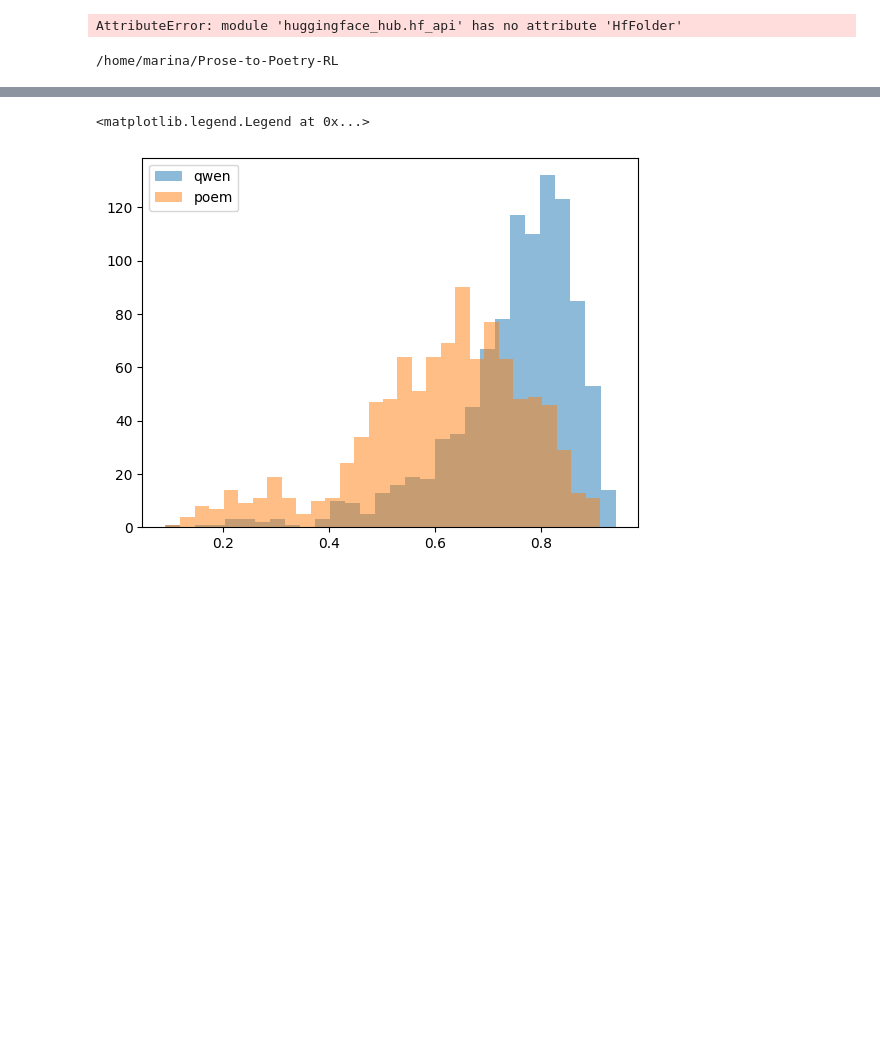
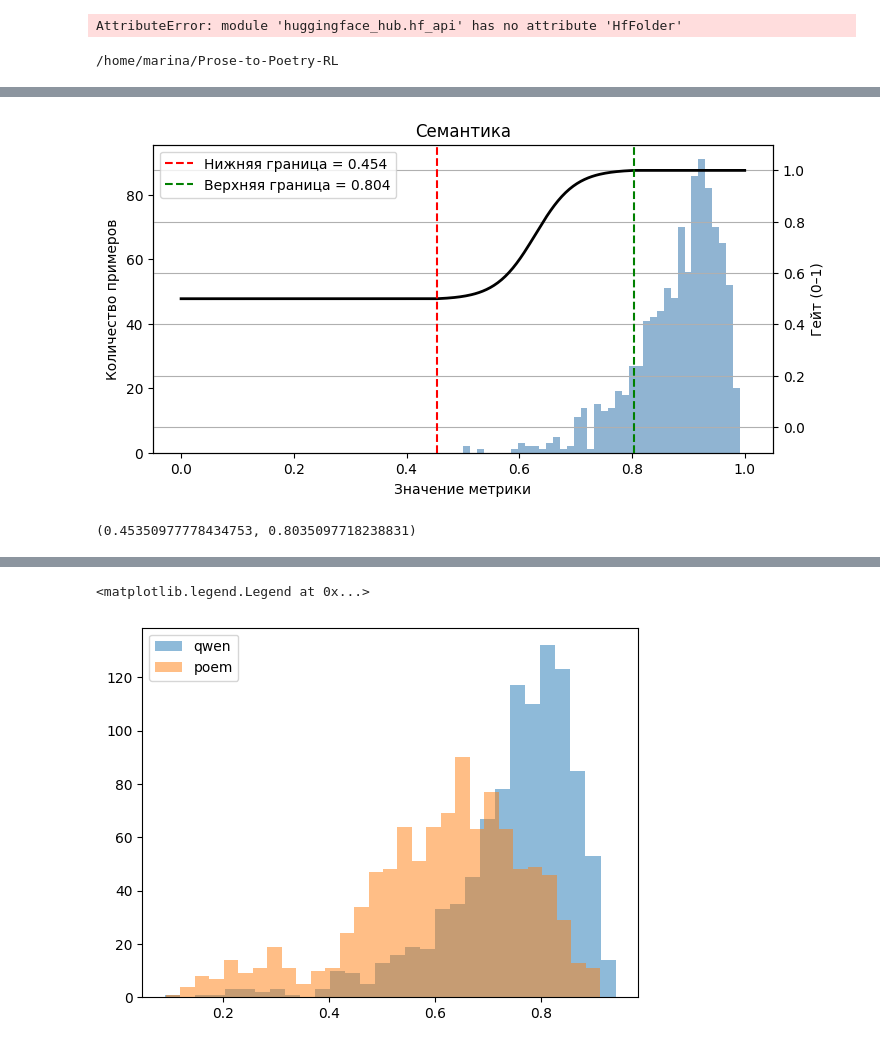
Before and after one commit to MarinaDistler/Prose-to-Poetry-RL, a Jupyter notebook: dataset-creation/check-metrics.ipynb, the cells around one changed output, grey strips where cells are left out. Saved outputs shown, nothing was run; the diff lists cells and outputs as text; code cells hidden in the pictures; blank space fills up the shorter version.

```diff
--- a/dataset-creation/check-metrics.ipynb
+++ b/dataset-creation/check-metrics.ipynb
@@ -315,0 +333,7 @@ def analyze_metrics(metrics_dict, dataset, text_key="text",
+# %%
+plot_metric_with_gate(
+            metrics['semantic'], 'Семантика', q_low=0.35, q_high=0.15, power=10, bins=40
+        )
+# %% [output]
+[figure, added]
+(0.45350977778434753, 0.8035097718238831)
```
Also changed, not shown: parts of 8 cells of this notebook.
